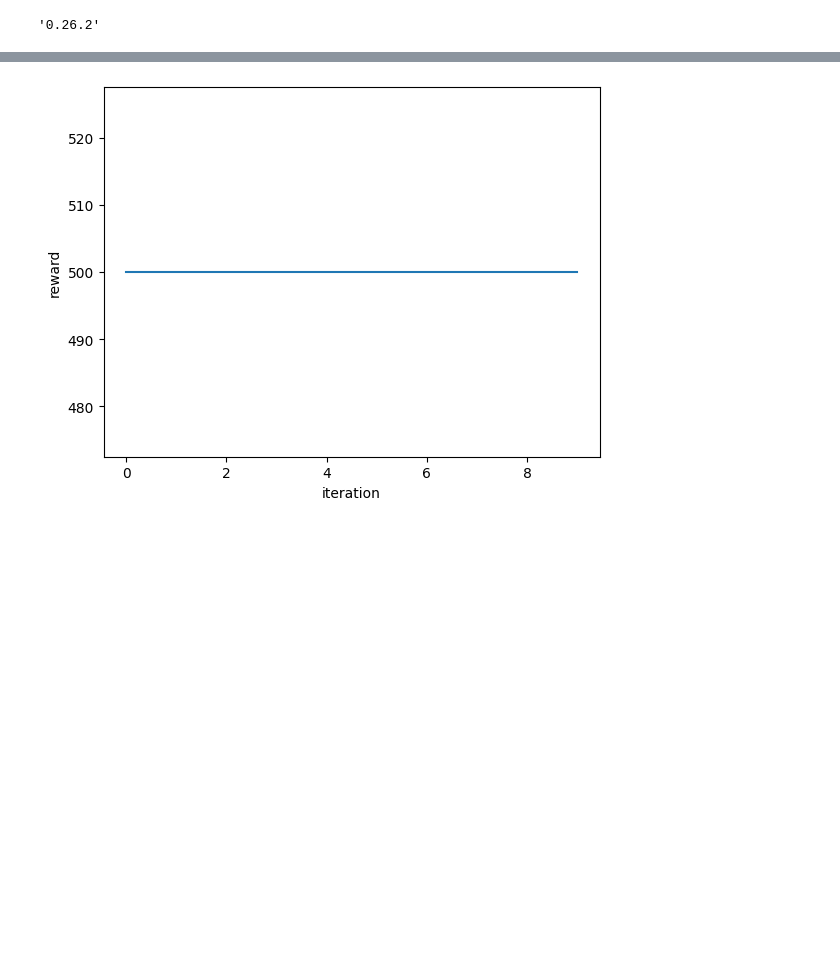
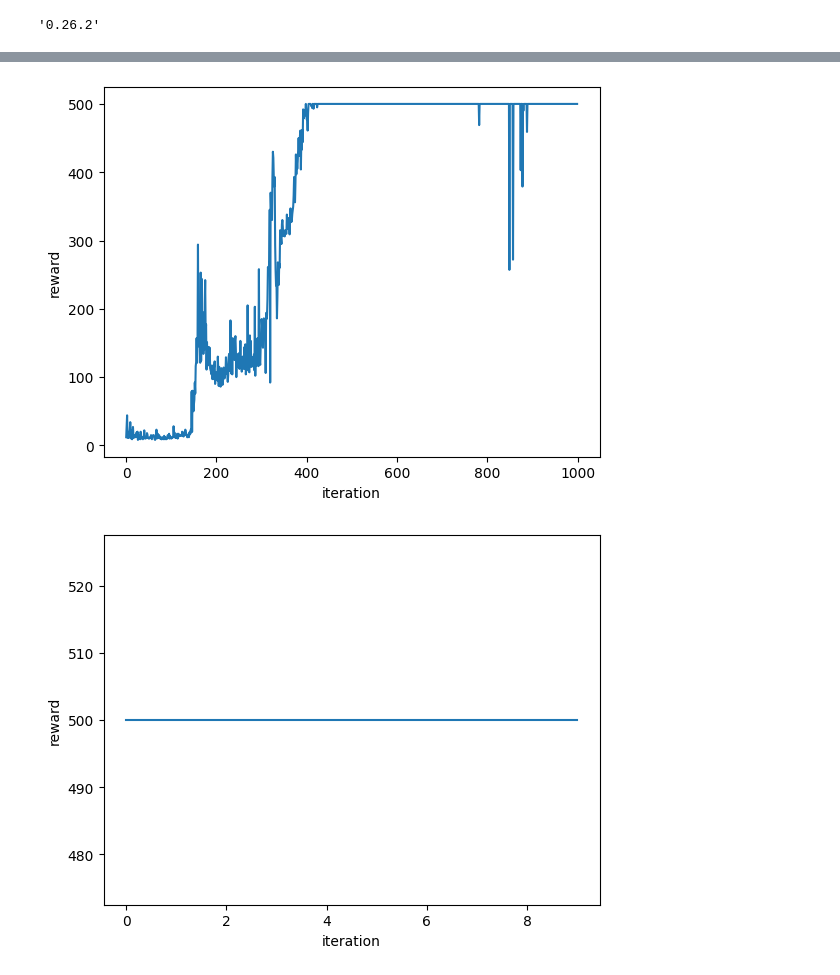
Before and after one commit to JimmyMercer217/Gym-Practice, a Jupyter notebook: CartPole/CartPole_v1_Double_DQN_or_DQN.ipynb, the cells around one changed output, grey strips where cells are left out. Cells and saved outputs as stored; diff of their text form; code cells hidden in the pictures; blank space fills up the shorter version.

```diff
--- a/CartPole/CartPole_v1_Double_DQN_or_DQN.ipynb
+++ b/CartPole/CartPole_v1_Double_DQN_or_DQN.ipynb
@@ -333,0 +291,4 @@ draw_pic(range(len(reward_list)), reward_list, "iteration-sumReward")
+# %%
+env.reset()
+double_dqn = Agent(env, use_double_DQN=True)
+double_DQN_reward = train_model(double_dqn, env)
@@ -334,3 +313,7 @@ draw_pic(range(len(reward_list)), reward_list, "iteration-sumReward")
+# %%
+draw_pic(range(len(double_DQN_reward)), double_DQN_reward, "iteration-sumReward")
+# %% [output]
+[figure, added]
 # %%
 #test
 test_reward_list = []
```
Also changed, not shown: parts of 16 cells of this notebook, 1 other file.
